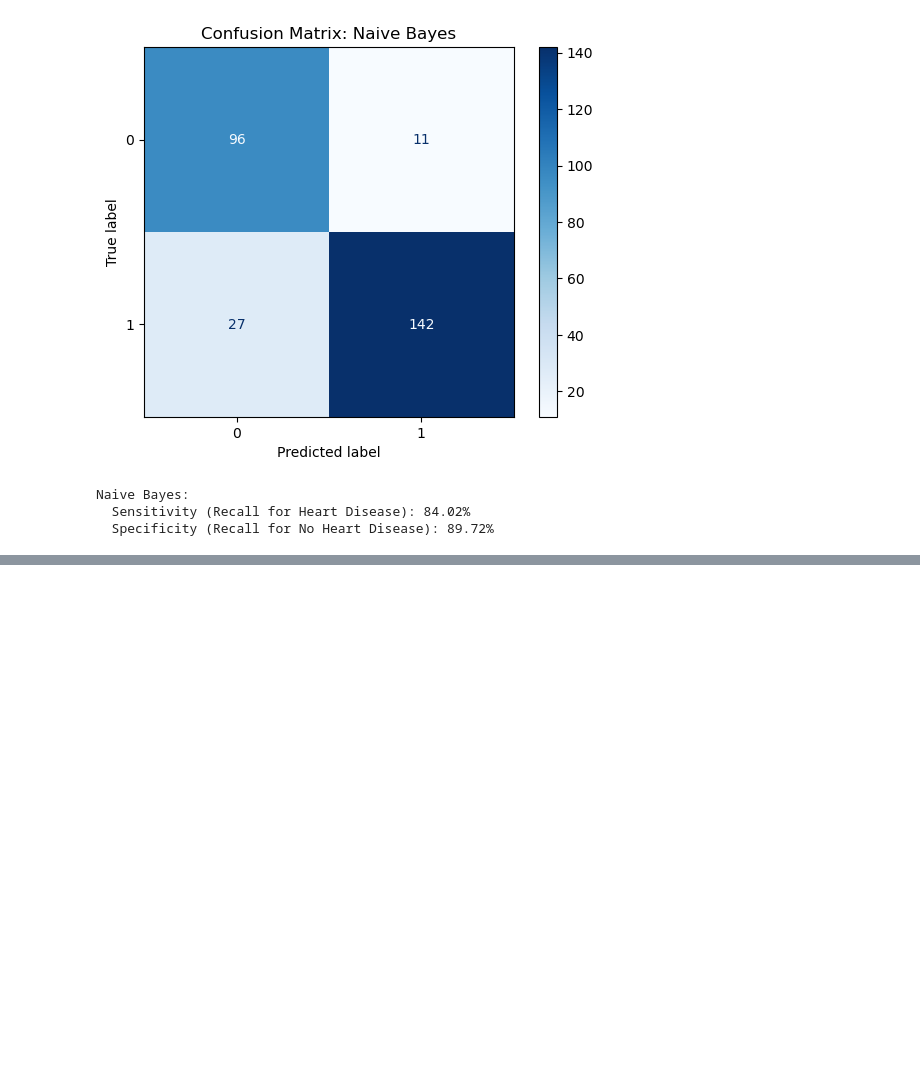
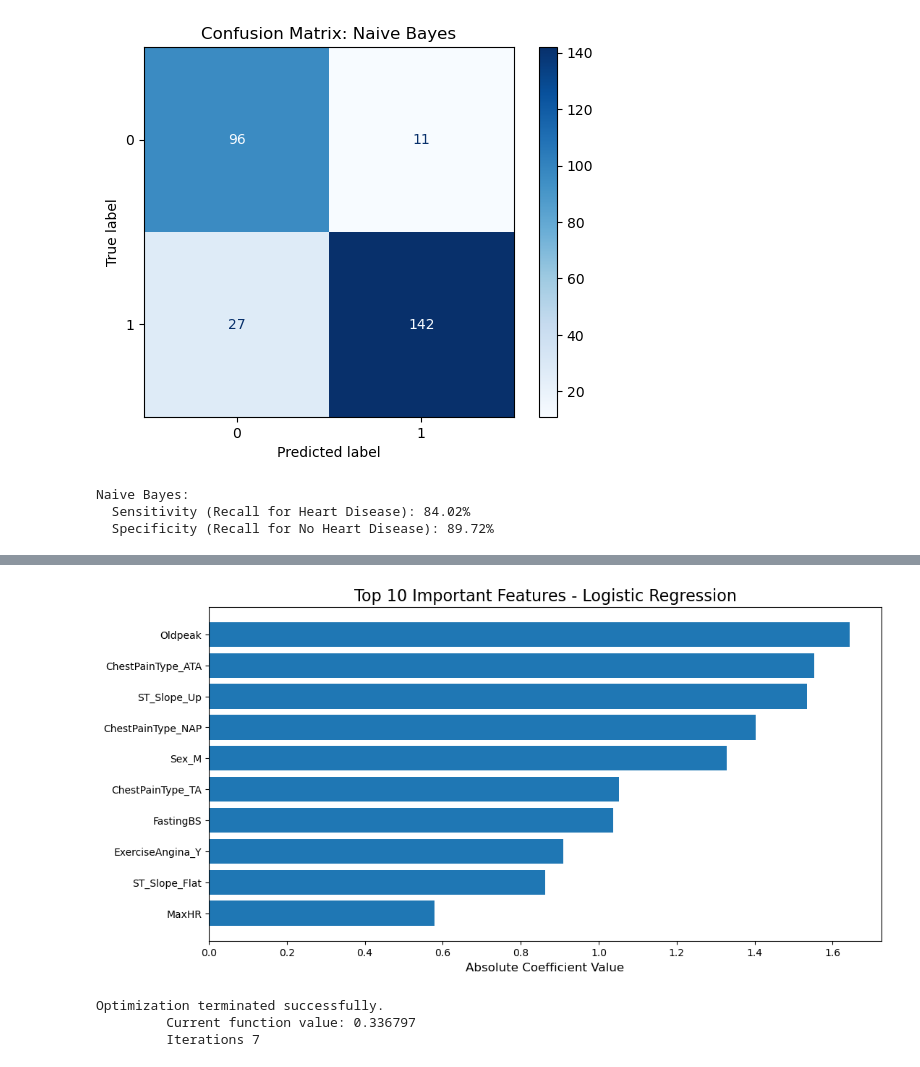
Before and after one commit to DaeJens/HeartDiseaseMachineLearn, a Jupyter notebook: heart_disease.ipynb, the cells around one changed output, grey strips where cells are left out. Cells and saved outputs as stored; diff of their text form; code cells hidden in the pictures; blank space fills up the shorter version.

Commit message:
Extract key features

```diff
--- a/heart_disease.ipynb
+++ b/heart_disease.ipynb
@@ -340,3 +343,16 @@ Random Forest:
 Naive Bayes:
   Sensitivity (Recall for Heart Disease): 84.02%
   Specificity (Recall for No Heart Disease): 89.72%
+# %%
+# Logistic Regression Feature Importance
+feature_names = X.columns.tolist()
+log_reg = LogisticRegression(max_iter=5000, random_state=42)
+log_reg.fit(X_train_scaled, y_train)
+
+coef_df = pd.DataFrame({
+    'Features': feature_names,
+    'Coefficients': log_reg.coef_[0],
+    'Abs_Coefficients': np.abs(log_reg.coef_[0])
+}).sort_values(by='Abs_Coefficients', ascending=False)
+
+print(coef_df.head(10))
@@ -342,0 +371,29 @@ Naive Bayes:
+# %%
+# Plot Logistic Regression Coefficients
+plt.figure(figsize=(12, 6))
+plt.barh(coef_df['Features'].head(10), coef_df['Abs_Coefficients'].head(10))
+plt.title('Top 10 Important Features - Logistic Regression', fontsize=16)
+plt.xlabel('Absolute Coefficient Value', fontsize=12)
+plt.gca().invert_yaxis()
+plt.show()
+# %% [output]
+[figure, added]
+# %%
+# Using statsmodels for comprehensive statistical output
+X_train_scaled_sm = sm.add_constant(X_train_scaled)  # Add intercept
+logit_model = sm.Logit(y_train, X_train_scaled_sm)
+logit_result = logit_model.fit()
+
+# Extract coefficients, standard errors, and p-values
+coefficients = logit_result.params[1:]  # Exclude intercept
+std_errors = logit_result.bse[1:]       # Exclude intercept
+p_values = logit_result.pvalues[1:]     # Exclude intercept
+conf_int = logit_result.conf_int()[1:]  # Exclude intercept
+
+# Calculate odds ratios
+odds_ratios = np.exp(coefficients)
+or_conf_int = np.exp(conf_int)
+# %% [output]
+Optimization terminated successfully.
+         Current function value: 0.336797
+         Iterations 7
```
Also changed, not shown: parts of 5 cells of this notebook.
